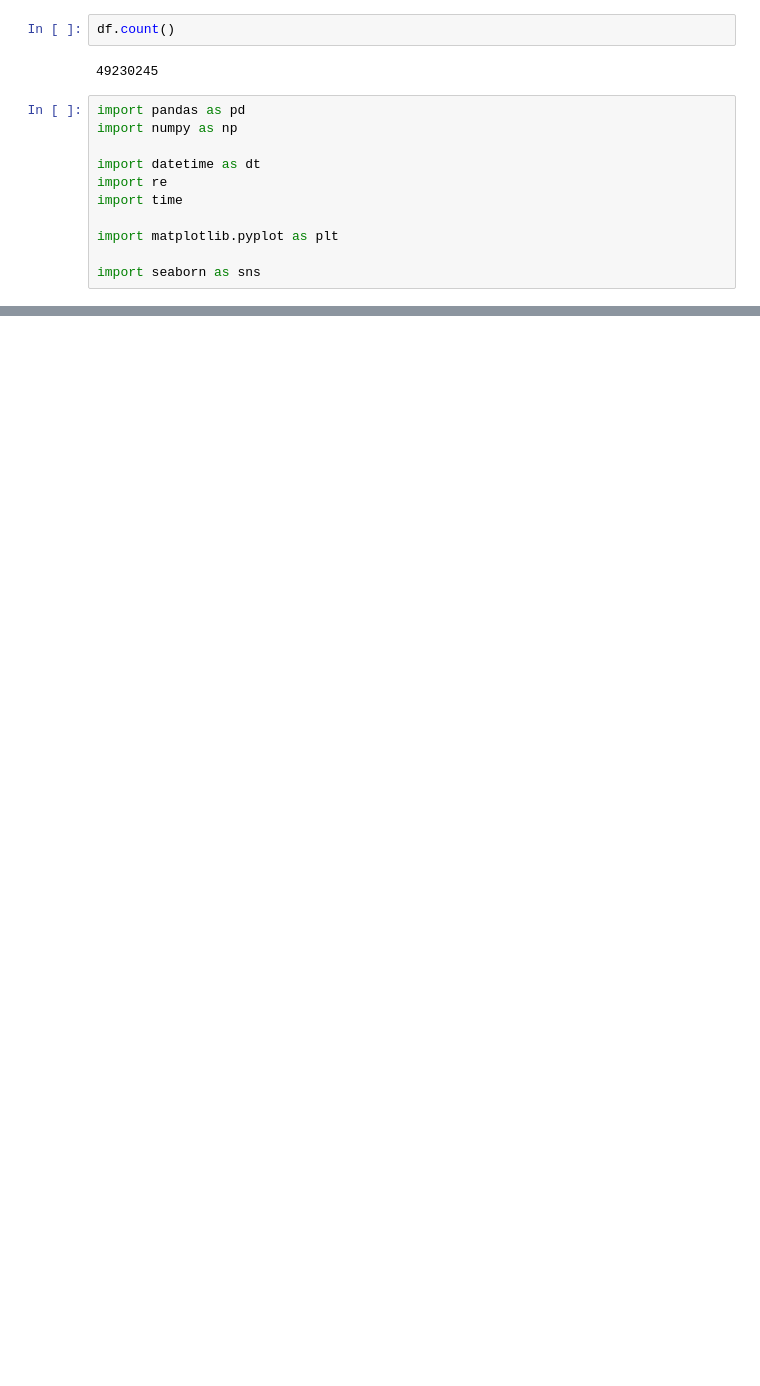
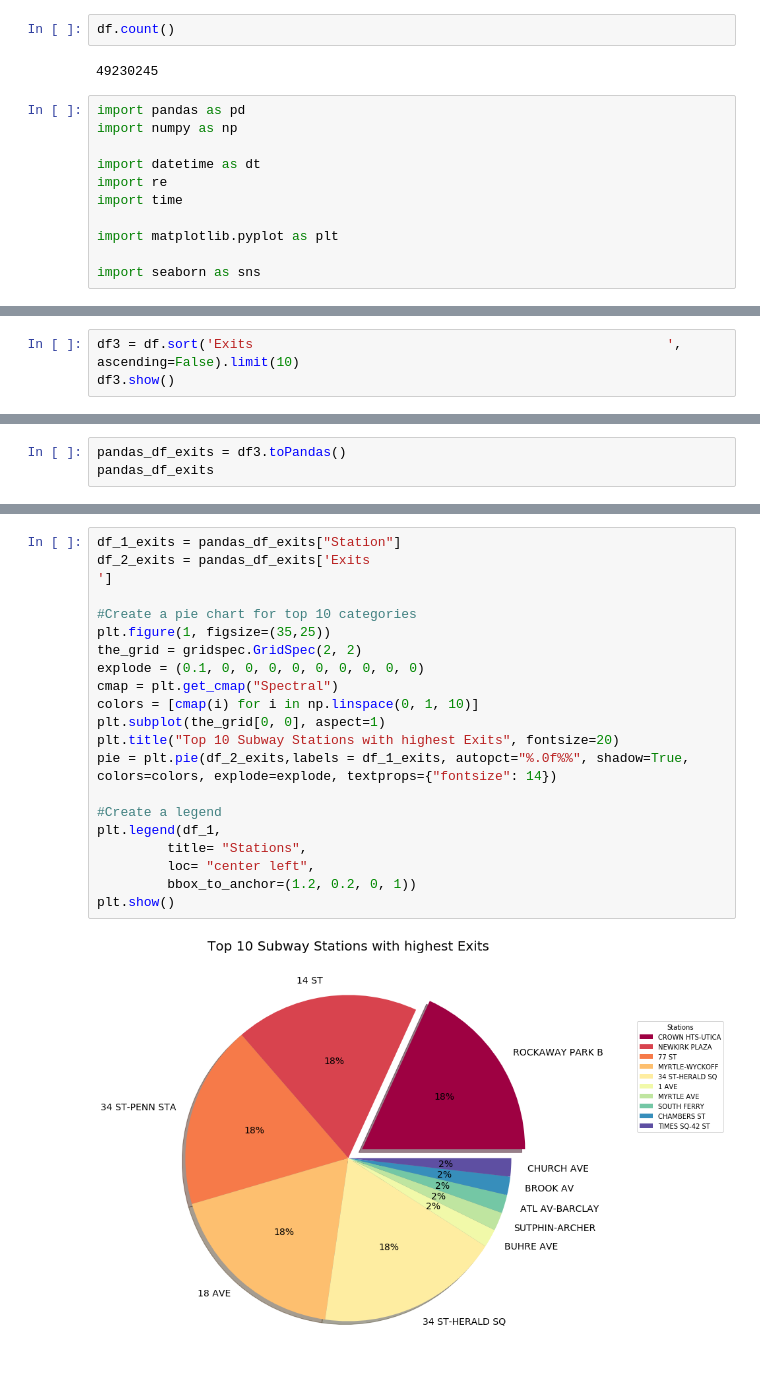
Before and after one commit to SuSu02202020/Final-Project, a Jupyter notebook: turnstile_2014_to_2018.ipynb, the cells around one changed output, grey strips where cells are left out. Cells and saved outputs as stored; diff of their text form; blank space fills up the shorter version.

```diff
--- a/turnstile_2014_to_2018.ipynb
+++ b/turnstile_2014_to_2018.ipynb
@@ -112,0 +214,3 @@ import seaborn as sns
+# %%
+df3 = df.sort('Exits                                                     ', ascending=False).limit(10)
+df3.show()
@@ -112,0 +232,3 @@ import seaborn as sns
+# %%
+pandas_df_exits = df3.toPandas()
+pandas_df_exits
@@ -112,0 +247,22 @@ import seaborn as sns
+# %%
+df_1_exits = pandas_df_exits["Station"]
+df_2_exits = pandas_df_exits['Exits                                                     ']
+
+#Create a pie chart for top 10 categories
+plt.figure(1, figsize=(35,25))
+the_grid = gridspec.GridSpec(2, 2)
+explode = (0.1, 0, 0, 0, 0, 0, 0, 0, 0, 0)
+cmap = plt.get_cmap("Spectral")
+colors = [cmap(i) for i in np.linspace(0, 1, 10)]
+plt.subplot(the_grid[0, 0], aspect=1)
+plt.title("Top 10 Subway Stations with highest Exits", fontsize=20)
+pie = plt.pie(df_2_exits,labels = df_1_exits, autopct="%.0f%%", shadow=True, colors=colors, explode=explode, textprops={"fontsize": 14})
+
+#Create a legend
+plt.legend(df_1,
+         title= "Stations",
+         loc= "center left",
+         bbox_to_anchor=(1.2, 0.2, 0, 1))
+plt.show()
+# %% [output]
+[figure, added]
```
Also changed, not shown: parts of 16 cells of this notebook, 1 other file.
